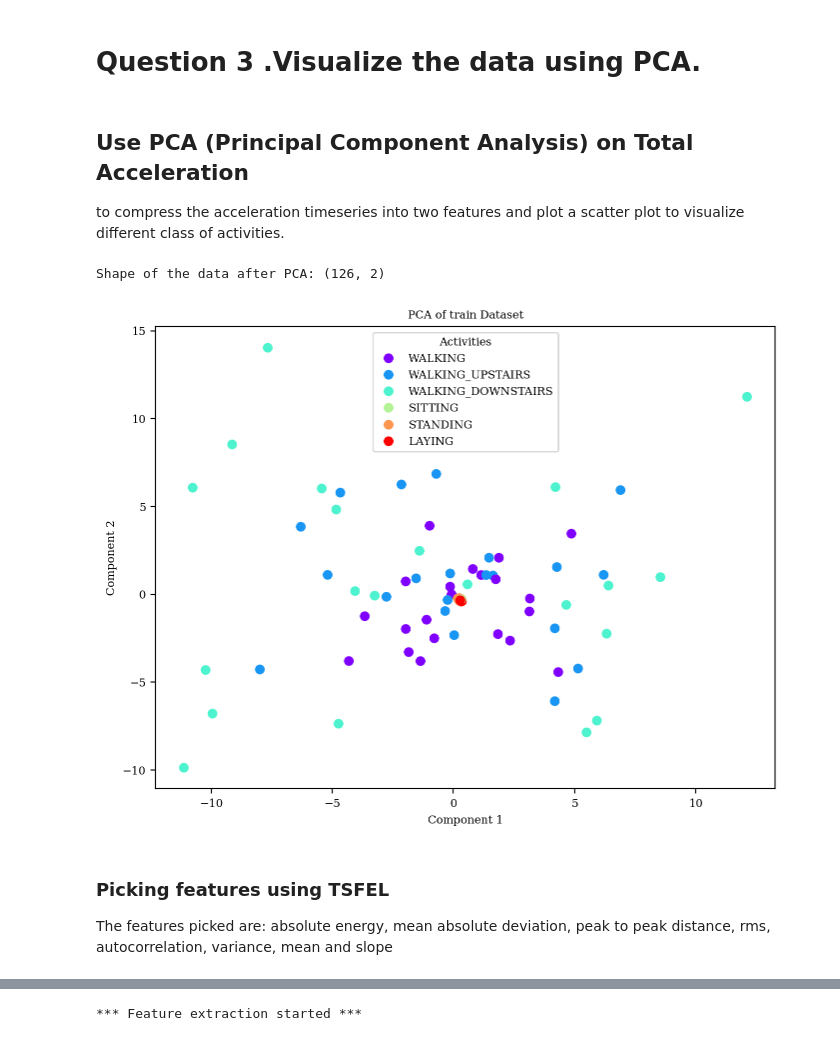
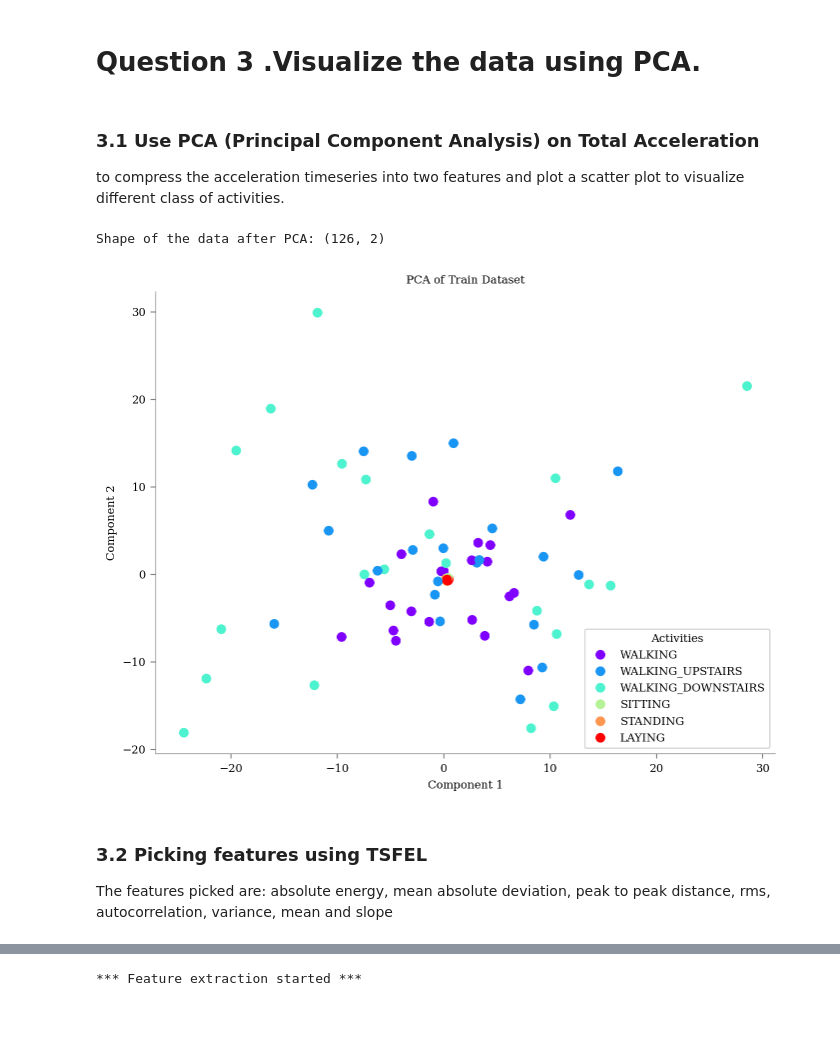
Before and after one commit to ShardulJunagade/ES-335-Assignment-1-2024-Fall, a Jupyter notebook: EDA/BasicEDA.ipynb, the cells around one changed output, grey strips where cells are left out. Cells and saved outputs as stored; diff of their text form; code cells hidden in the pictures.

```diff
--- a/EDA/BasicEDA.ipynb
+++ b/EDA/BasicEDA.ipynb
@@ -222,13 +222,15 @@ plt.show()
 # %% [output]
 [figure]
 # %%
+fig = plt.figure(figsize=(20, 5))  # Adjust figsize for the additional row
+
+# GridSpec for combined plots row
+gs = gridspec.GridSpec(1, num_dimensions, width_ratios=[1] * num_dimensions, wspace=0.5)
+
+axes_combined = [plt.subplot(gs[0, j]) for j in range(num_dimensions)]  # Additional row for combined plots
+
+# Colors for combined plots
 colors_combined = plt.cm.viridis(np.linspace(0, 1, num_activities))
-
-# Increase the figure size
-fig = plt.figure(figsize=(25, 40))  # Adjust width and height as needed
-
-# Create the additional row for combined plots
-axes_combined = [plt.subplot(gs[num_activities, j]) for j in range(num_dimensions)]  # Additional row for combined plots
 
 for dim in range(num_dimensions):
     ax = axes_combined[dim]
@@ -241,8 +243,8 @@ for dim in range(num_dimensions):
     ax.set_ylim(global_y_min, global_y_max)
     format_axes(ax)
 
-plt.subplots_adjust(hspace=0.5, wspace=0.3)  # To adjust padding between subplots
+plt.subplots_adjust(hspace=0.5, wspace=0.3)  # Adjust padding between subplots
 
-plt.savefig(os.path.join('../Images', 'waveforms_for_activities.png'), dpi=600, bbox_inches='tight')
+plt.savefig(os.path.join('../Images', 'waveforms_for_activities_combined.png'), dpi=600, bbox_inches='tight')
 plt.show()
 # %% [output]
@@ -311,32 +312,42 @@ Although, if computational resources are available, a decision tree can be used
 # %% [markdown]
 # Question 3 .Visualize the data using PCA.
 # %% [markdown]
-## Use PCA (Principal Component Analysis) on Total Acceleration
+### 3.1 Use PCA (Principal Component Analysis) on Total Acceleration
  to compress the acceleration timeseries into two features and plot a scatter plot to visualize different class of activities.
 # %%
 from sklearn.decomposition import PCA
 # %%
+from sklearn.preprocessing import StandardScaler
+from sklearn.decomposition import PCA
+import matplotlib.pyplot as plt
 
+# standardizing the data before applying PCA
+scaler = StandardScaler()
+linear_acc_train_standardized = scaler.fit_transform(linear_acc_train)
+
+# applying PCA
+pca = PCA(n_components=2)
+X_pca = pca.fit_transform(linear_acc_train_standardized)
+print("Shape of the data after PCA:", X_pca.shape)
+
+# Plotting the PCA results
 plt.figure(figsize=(8, 6))
+scatter = plt.scatter(X_pca[:, 0], X_pca[:, 1], c=y_train, cmap='rainbow')
 
-pca = PCA(n_components=2)
-X_pca = pca.fit_transform(linear_acc_train)
-print("Shape of the data after PCA:",X_pca.shape)
-
-scatter = plt.scatter(X_pca[:, 0], X_pca[:, 1], c=y_train, cmap='rainbow')
 
 legend_labels = [f'{classes[i]}' for i in set(y_train)]
 legend_elements = scatter.legend_elements()[0]
 legend = plt.legend(legend_elements, legend_labels, title='Activities')
 
+format_axes(plt.gca())
 plt.xlabel('Component 1')
 plt.ylabel('Component 2')
-plt.title('PCA of train Dataset')
+plt.title('PCA of Train Dataset')
 plt.show()
 # %% [output]
 Shape of the data after PCA: (126, 2)
-[figure, old version]
+[figure, new version]
 # %% [markdown]
-### Picking features using TSFEL
+### 3.2 Picking features using TSFEL
 The features picked are: absolute energy, mean absolute deviation, peak to peak distance, rms, autocorrelation, variance, mean and slope
 # %%
```
Also changed, not shown: parts of 12 cells of this notebook, 1 other file.
